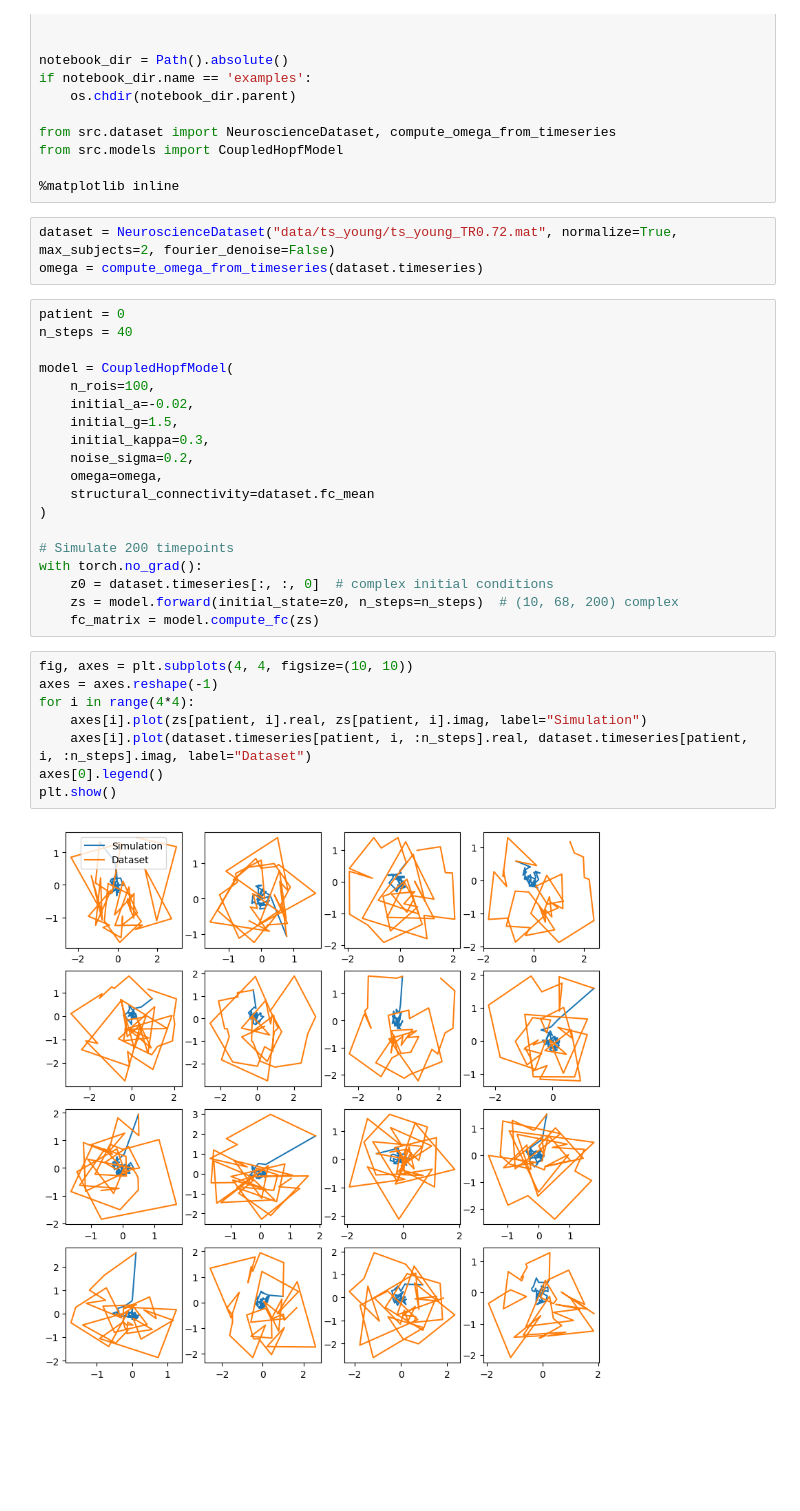
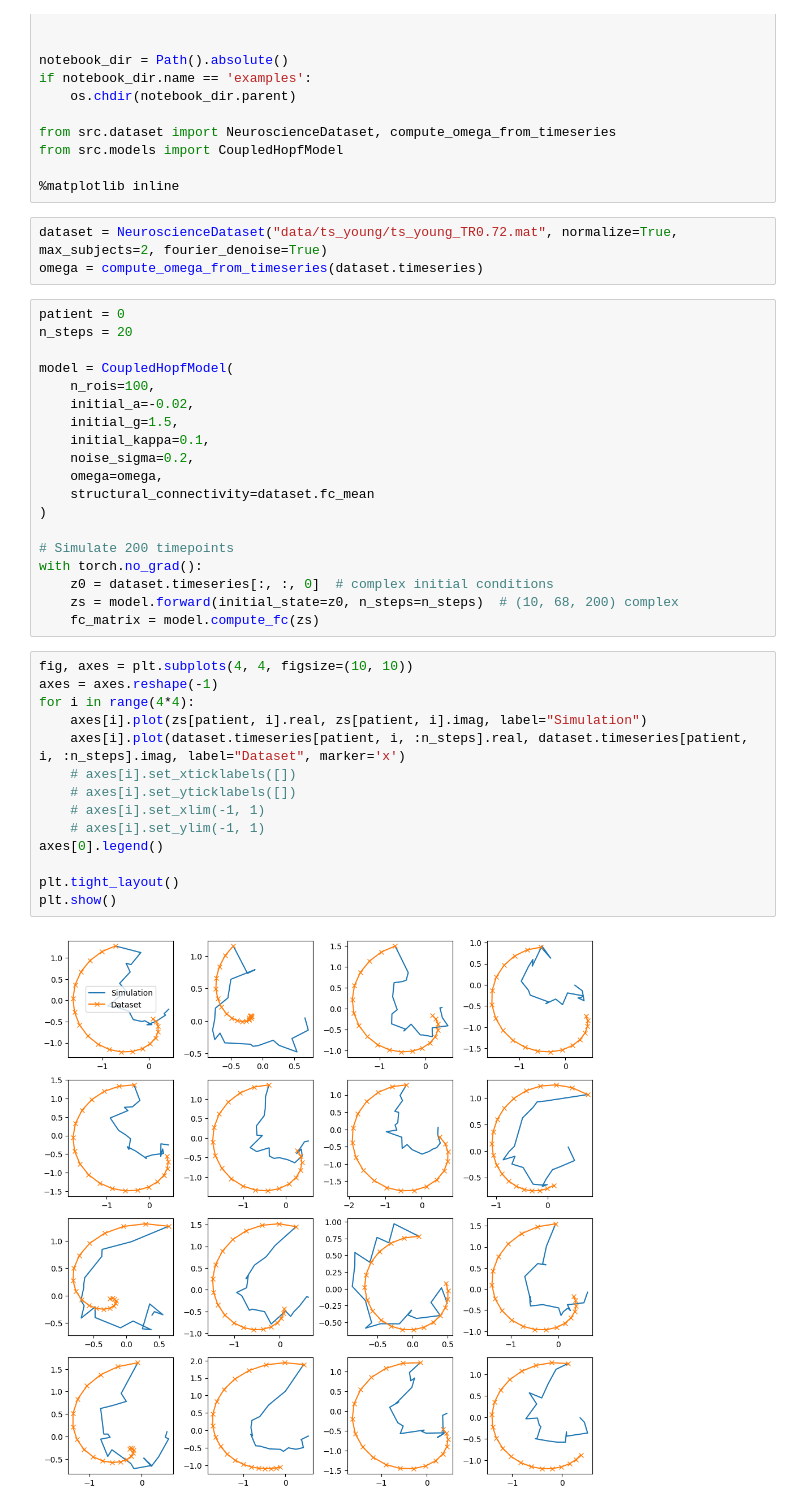
Before and after one commit to dani2442/neuroscience_control, a Jupyter notebook: examples/example.ipynb, the cells around one changed output. Cells and saved outputs as stored; diff of their text form; blank space fills up the shorter version.

```diff
--- a/examples/example.ipynb
+++ b/examples/example.ipynb
@@ -16,17 +16,17 @@ from src.models import CoupledHopfModel
 
 %matplotlib inline
 # %%
-dataset = NeuroscienceDataset("data/ts_young/ts_young_TR0.72.mat", normalize=True, max_subjects=2, fourier_denoise=False)
+dataset = NeuroscienceDataset("data/ts_young/ts_young_TR0.72.mat", normalize=True, max_subjects=2, fourier_denoise=True)
 omega = compute_omega_from_timeseries(dataset.timeseries)
 # %%
 patient = 0
-n_steps = 40
+n_steps = 20
 
 model = CoupledHopfModel(
     n_rois=100,
     initial_a=-0.02,
     initial_g=1.5,
-    initial_kappa=0.3,
+    initial_kappa=0.1,
     noise_sigma=0.2,
     omega=omega,
     structural_connectivity=dataset.fc_mean
@@ -40,10 +40,16 @@ with torch.no_grad():
 # %%
 fig, axes = plt.subplots(4, 4, figsize=(10, 10))
 axes = axes.reshape(-1)
 for i in range(4*4):
     axes[i].plot(zs[patient, i].real, zs[patient, i].imag, label="Simulation")
-    axes[i].plot(dataset.timeseries[patient, i, :n_steps].real, dataset.timeseries[patient, i, :n_steps].imag, label="Dataset")
+    axes[i].plot(dataset.timeseries[patient, i, :n_steps].real, dataset.timeseries[patient, i, :n_steps].imag, label="Dataset", marker='x')
+    # axes[i].set_xticklabels([])
+    # axes[i].set_yticklabels([])
+    # axes[i].set_xlim(-1, 1)
+    # axes[i].set_ylim(-1, 1)
 axes[0].legend()
+
+plt.tight_layout()
 plt.show()
 # %% [output]
-[figure, old version]
+[figure, new version]
```
Also changed, not shown: parts of 1 cell of this notebook.
